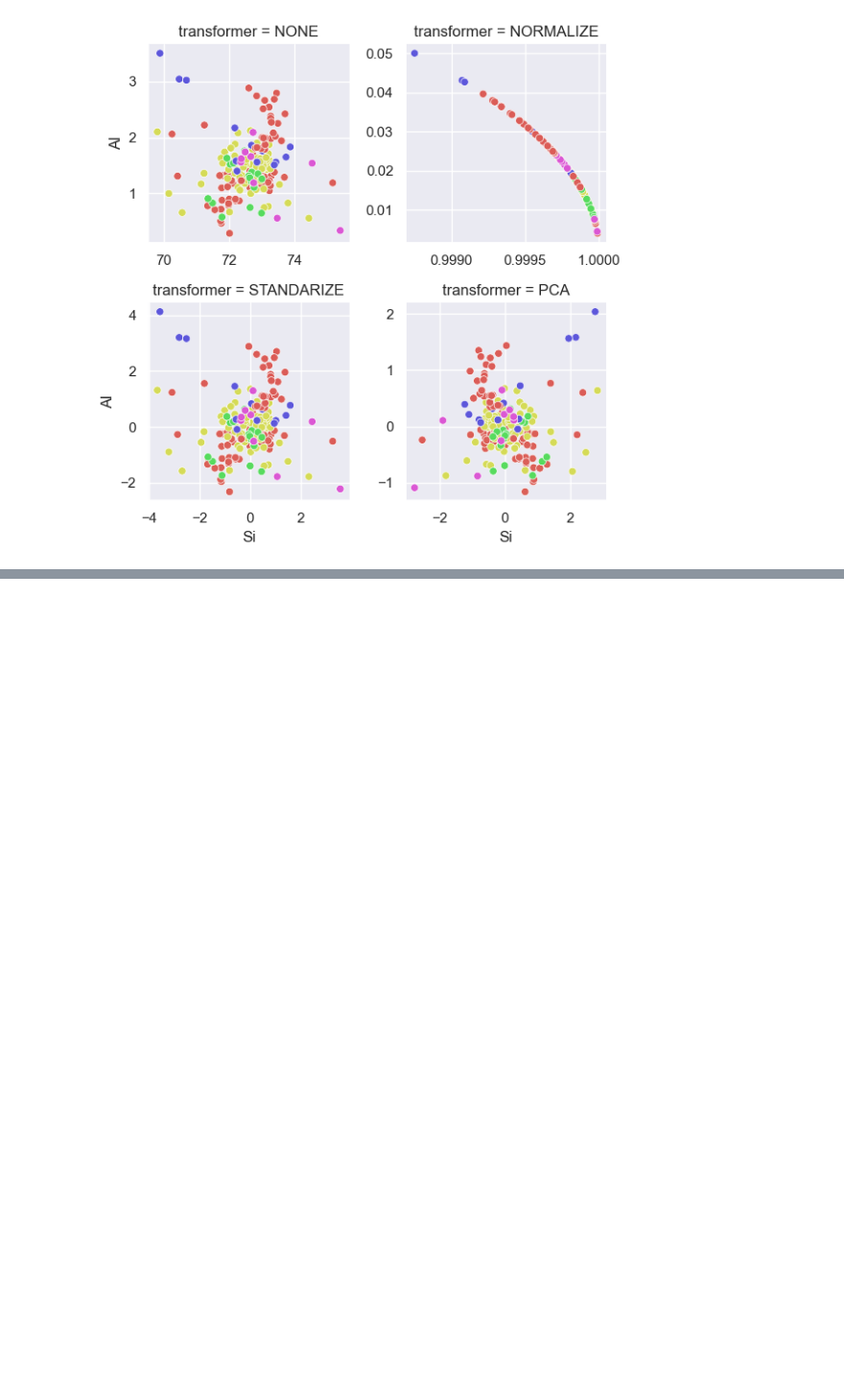
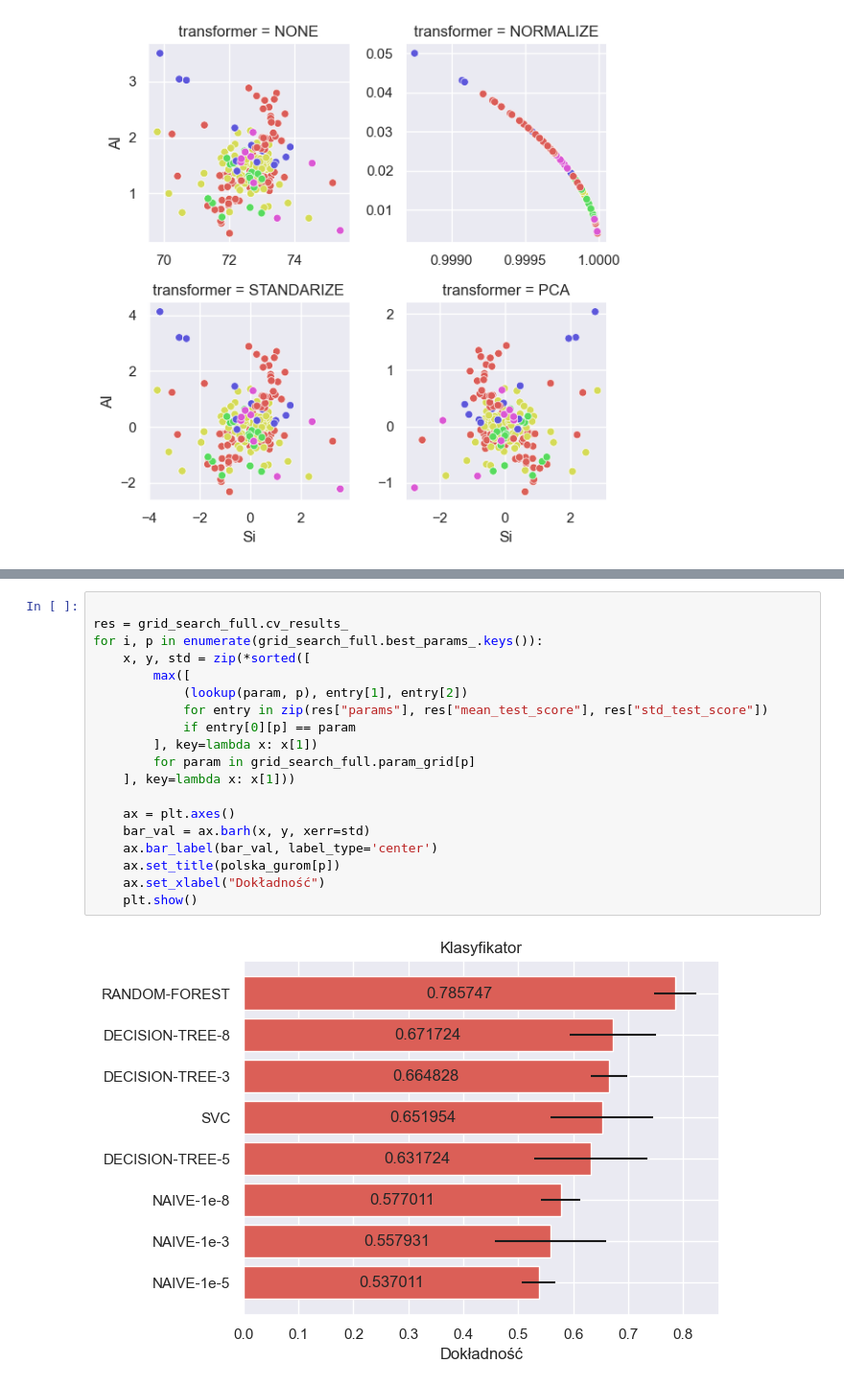
Before and after one commit to jakubzehner/ArtificialIntelligenceWUST, a Jupyter notebook: Project4/glassML.ipynb, the cells around one changed output, grey strips where cells are left out. Shown at 96% size. Saved outputs shown, nothing was run; the diff lists cells and outputs as text; blank space fills up the shorter version.

```diff
--- a/Project4/glassML.ipynb
+++ b/Project4/glassML.ipynb
@@ -249,0 +345,21 @@ sns.FacetGrid(
+# %%
+
+res = grid_search_full.cv_results_
+for i, p in enumerate(grid_search_full.best_params_.keys()):
+    x, y, std = zip(*sorted([
+        max([
+            (lookup(param, p), entry[1], entry[2])
+            for entry in zip(res["params"], res["mean_test_score"], res["std_test_score"])
+            if entry[0][p] == param
+        ], key=lambda x: x[1])
+        for param in grid_search_full.param_grid[p]
+    ], key=lambda x: x[1]))
+
+    ax = plt.axes()
+    bar_val = ax.barh(x, y, xerr=std)
+    ax.bar_label(bar_val, label_type='center')
+    ax.set_title(polska_gurom[p])
+    ax.set_xlabel("Dokładność")
+    plt.show()
+# %% [output]
+[figure, added]
```
Also changed, not shown: parts of 14 cells of this notebook.
